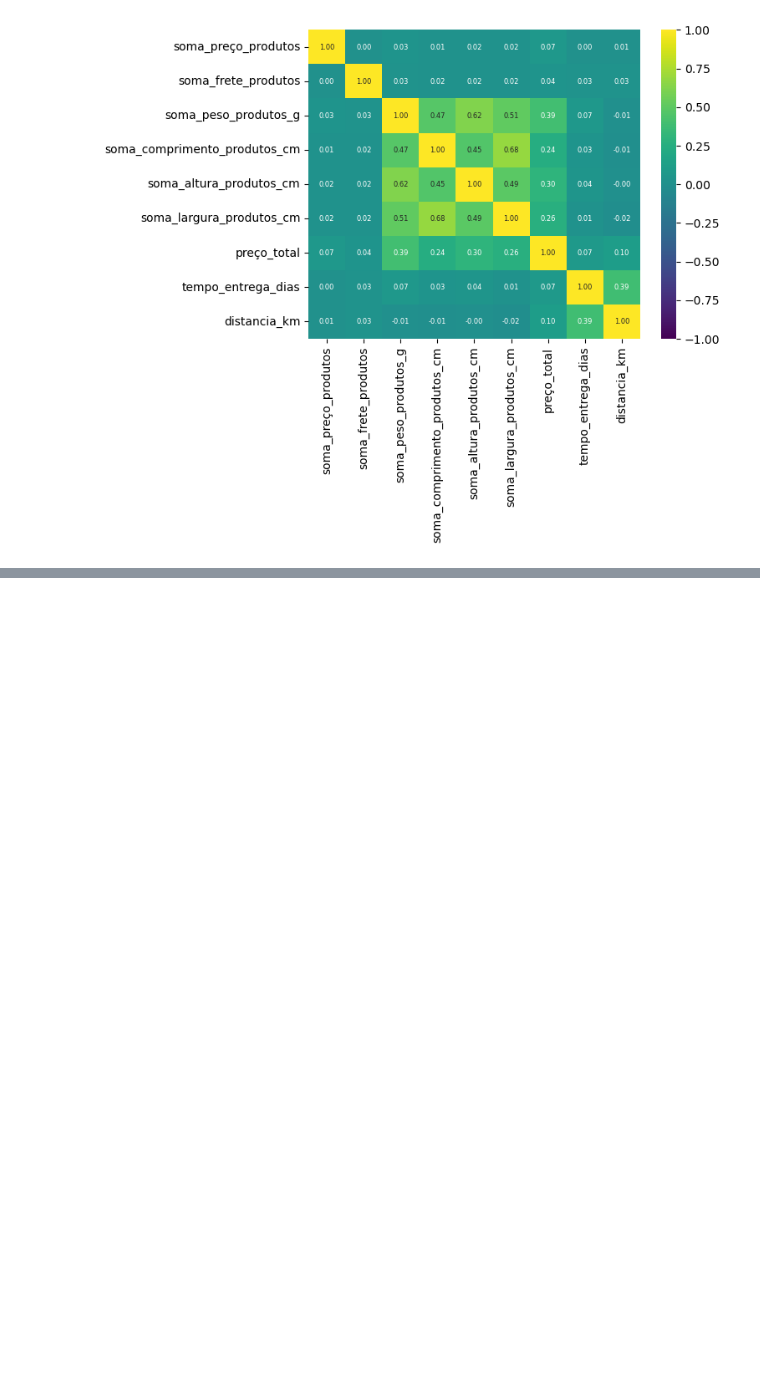
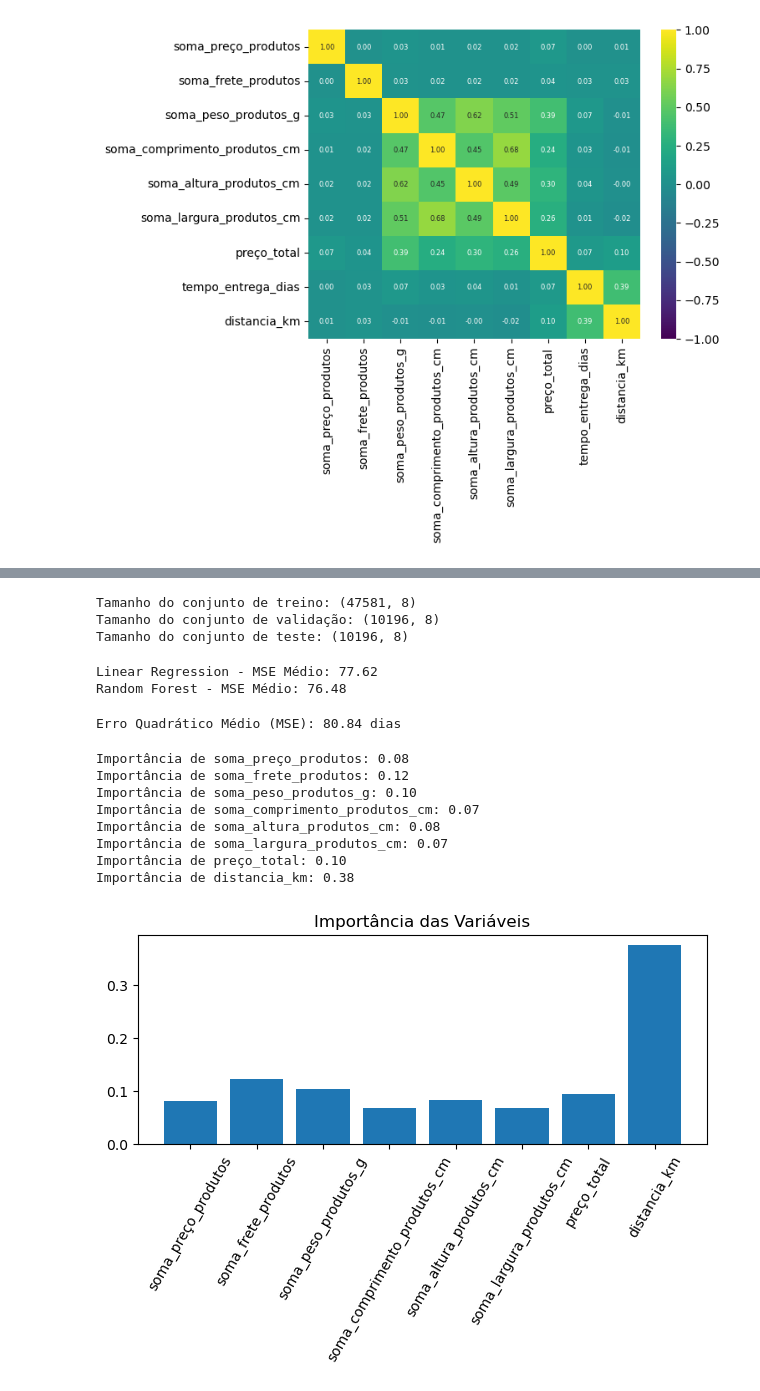
Before and after one commit to madusagii/Z-O, a Jupyter notebook: z-o-velhao.ipynb, the cells around one changed output, grey strips where cells are left out. Cells and saved outputs as stored; diff of their text form; code cells hidden in the pictures; blank space fills up the shorter version.

Commit message:
Início do Modelo Preditivo

```diff
--- a/z-o-velhao.ipynb
+++ b/z-o-velhao.ipynb
@@ -469,0 +475,3 @@ heatmap1 = sns.heatmap(df_pedidos_graf.corr(),
+# %%
+df = df_pedidos[['id_pedido', 'soma_preço_produtos', 'soma_frete_produtos', 'soma_peso_produtos_g', 'soma_comprimento_produtos_cm', 'soma_altura_produtos_cm', 'soma_largura_produtos_cm', 'preço_total', 'distancia_km', 'tempo_entrega_dias']].dropna()
+df
@@ -469,0 +492,72 @@ heatmap1 = sns.heatmap(df_pedidos_graf.corr(),
+# %%
+# Separando variáveis independentes (X) e dependente (y)
+X = df[['soma_preço_produtos', 'soma_frete_produtos', 'soma_peso_produtos_g', 'soma_comprimento_produtos_cm', 'soma_altura_produtos_cm', 'soma_largura_produtos_cm', 'preço_total', 'distancia_km']]
+y = df['tempo_entrega_dias']
+
+X_train, X_temp, y_train, y_temp = train_test_split(X, y, test_size=0.3, random_state=42)  # 70% treino
+X_val, X_test, y_val, y_test = train_test_split(X_temp, y_temp, test_size=0.5, random_state=42)  # 15% val, 15% teste
+
+print("Tamanho do conjunto de treino:", X_train.shape)
+print("Tamanho do conjunto de validação:", X_val.shape)
+print("Tamanho do conjunto de teste:", X_test.shape)
+# %% [output]
+Tamanho do conjunto de treino: (47581, 8)
+Tamanho do conjunto de validação: (10196, 8)
+Tamanho do conjunto de teste: (10196, 8)
+# %%
+#Teste de Modelos (Menor MSE - Melhor Modelo para Utilizar)
+pipelines = {
+    "Linear Regression": Pipeline([
+        ("scaler", StandardScaler())
+
+
+        ,
+        ("model", LinearRegression())
+    ]),
+    "Random Forest": Pipeline([
+        ("scaler", StandardScaler()),
+        ("model", RandomForestRegressor(random_state=42))
+    ])
+}
+
+# Avaliação dos modelos com validação cruzada
+for name, pipeline in pipelines.items():
+    scores = cross_val_score(pipeline, X_train, y_train, cv=5, scoring='neg_mean_squared_error')
+    print(f"{name} - MSE Médio: {-scores.mean():.2f}")
+# %% [output]
+Linear Regression - MSE Médio: 77.62
+Random Forest - MSE Médio: 76.48
+# %%
+#Escolha de Modelo Final
+final_model = pipelines["Random Forest"]
+final_model.fit(X_train, y_train)
+
+#Previsões nos Testes
+y_pred = final_model.predict(X_test)
+
+mse = mean_squared_error(y_test, y_pred)
+print(f"Erro Quadrático Médio (MSE): {mse:.2f} dias")
+# %% [output]
+Erro Quadrático Médio (MSE): 80.84 dias
+# %%
+#Coeficientes de importância (apenas para Random Forest)
+importances = final_model.named_steps["model"].feature_importances_
+for feature, importance in zip(X.columns, importances):
+    print(f"Importância de {feature}: {importance:.2f}")
+
+#Visualização
+plt.bar(X.columns, importances)
+plt.title("Importância das Variáveis")
+plt.xticks(rotation=60)
+plt.tight_layout()
+plt.show()
+# %% [output]
+Importância de soma_preço_produtos: 0.08
+Importância de soma_frete_produtos: 0.12
+Importância de soma_peso_produtos_g: 0.10
+Importância de soma_comprimento_produtos_cm: 0.07
+Importância de soma_altura_produtos_cm: 0.08
+Importância de soma_largura_produtos_cm: 0.07
+Importância de preço_total: 0.10
+Importância de distancia_km: 0.38
+[figure, added]
```
Also changed, not shown: parts of 4 cells of this notebook.
